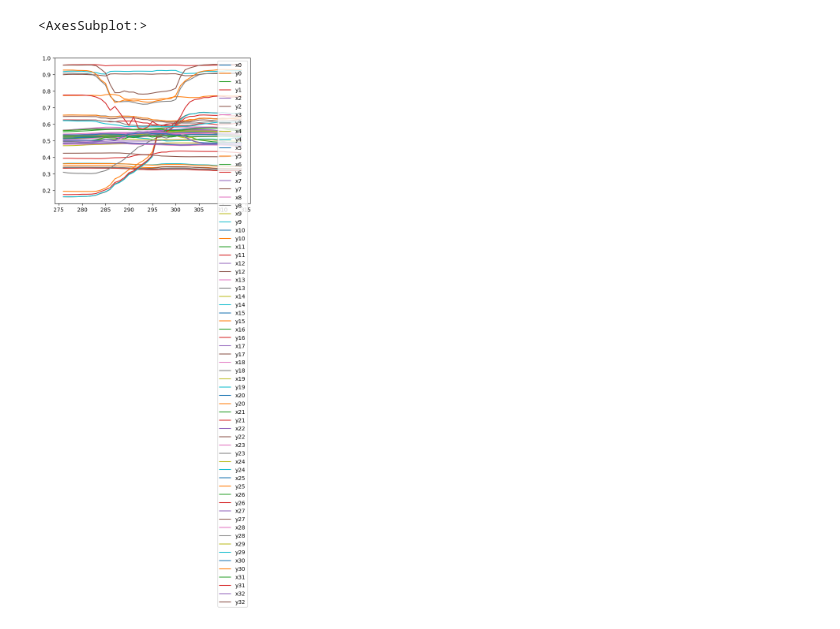
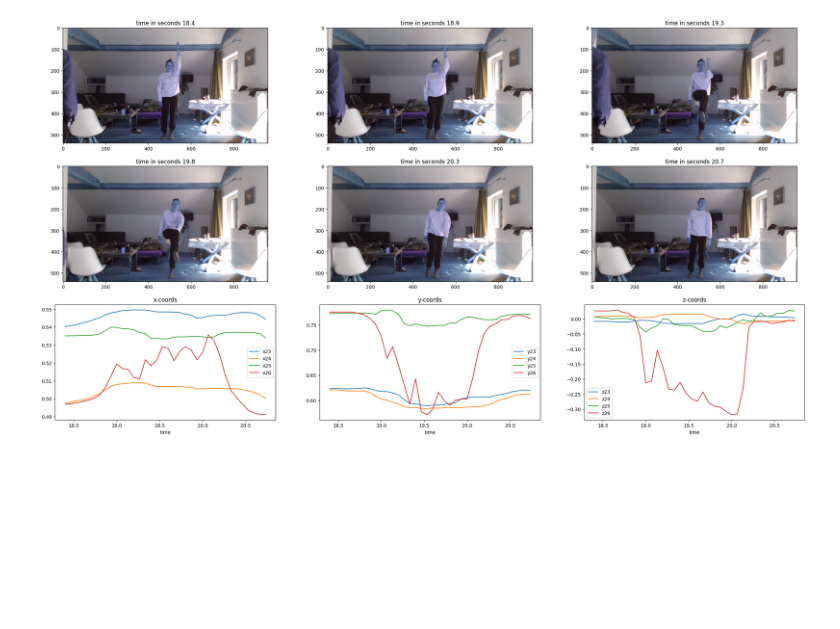
Before and after one commit to leomarlo/motion-tracking-osc-server, a Jupyter notebook: notebooks/MediaPipe_segmentingMaria_anotherone.ipynb, the cells around one changed output. Cells and saved outputs as stored; diff of their text form; code cells hidden in the pictures; blank space fills up the shorter version.

Commit message:
first steps towards a segmentation

```diff
--- a/notebooks/MediaPipe_segmentingMaria_anotherone.ipynb
+++ b/notebooks/MediaPipe_segmentingMaria_anotherone.ipynb
@@ -146,5 +100,47 @@ ax.
-# %%
-df[(df.index>275) & (df.index<315)].plot()
-# %% [output]
-<AxesSubplot:>
-[figure, removed]
+# %%
+landmarks = [
+        'nose',
+        'left_eye_inner', 'left_eye', 'left_eye_outer',
+        'right_eye_inner', 'right_eye', 'right_eye_outer',
+        'left_ear', 'right_ear',
+        'mouth_left', 'mouth_right',
+        'left_shoulder', 'right_shoulder',
+        'left_elbow', 'right_elbow',
+        'left_wrist', 'right_wrist',
+        'left_pinky_1', 'right_pinky_1',
+        'left_index_1', 'right_index_1',
+        'left_thumb_2', 'right_thumb_2',
+        'left_hip', 'right_hip',
+        'left_knee', 'right_knee',
+        'left_ankle', 'right_ankle',
+        'left_heel', 'right_heel',
+        'left_foot_index', 'right_foot_index',
+    ]
+index_from_landmark = {name: i for i,name in enumerate(landmarks)}
+# %%
+import matplotlib.pyplot as plt
+startAt = 276
+steps = 7
+ncols = 3
+fig, axes = plt.subplots(nrows=3, ncols=ncols)
+# frame = startAt
+for i in range(6):
+    row = round(np.floor(i/ncols))
+    col = i % ncols
+    timeframe = (startAt + (i * steps))
+    time = round(timeframe / fps, 1)
+    axes[row,col].imshow(images[timeframe])
+    axes[row,col].set_title('time in seconds {}'.format(time))
+these = [index_from_landmark[i] for i in ['left_hip', 'right_hip', 'left_knee', 'right_knee']]
+# print( [landmarks[i] for i in these])
+df[(df.index>=startAt) & (df.index <= timeframe)].plot(x="time", y=['x' + str(i) for i in these], ax=axes[2,0])
+axes[2,0].set_title('x-coords')
+df[(df.index>=startAt) & (df.index <= timeframe)].plot(x="time", y=['y' + str(i) for i in these], ax=axes[2,1])
+axes[2,1].set_title('y-coords')
+df[(df.index>=startAt) & (df.index <= timeframe)].plot(x="time", y=['z' + str(i) for i in these], ax=axes[2,2])
+axes[2,2].set_title('z-coords')
+fig.set_size_inches(28.5, 15.0)
+# fig.set_size_inches(18.5, 8.0)
+plt.show()
+# %% [output]
+[figure, added]
```
Also changed, not shown: parts of 10 cells of this notebook.
